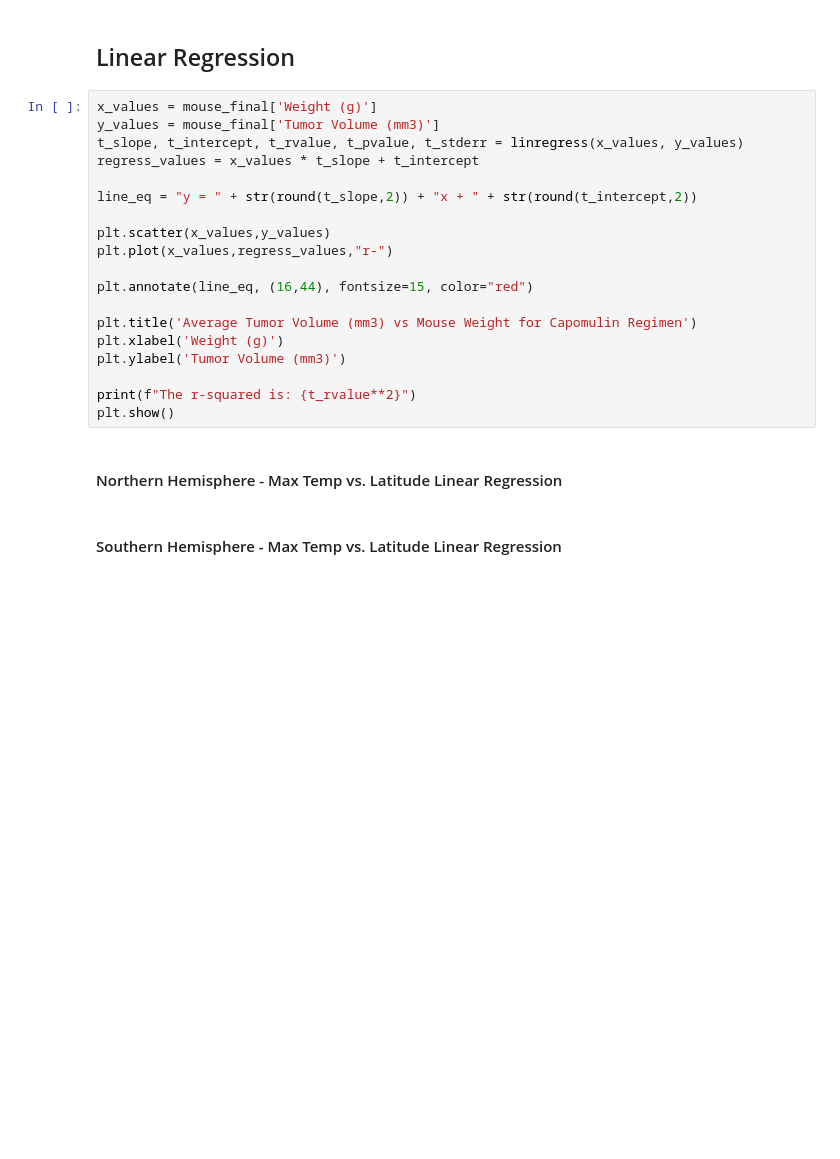
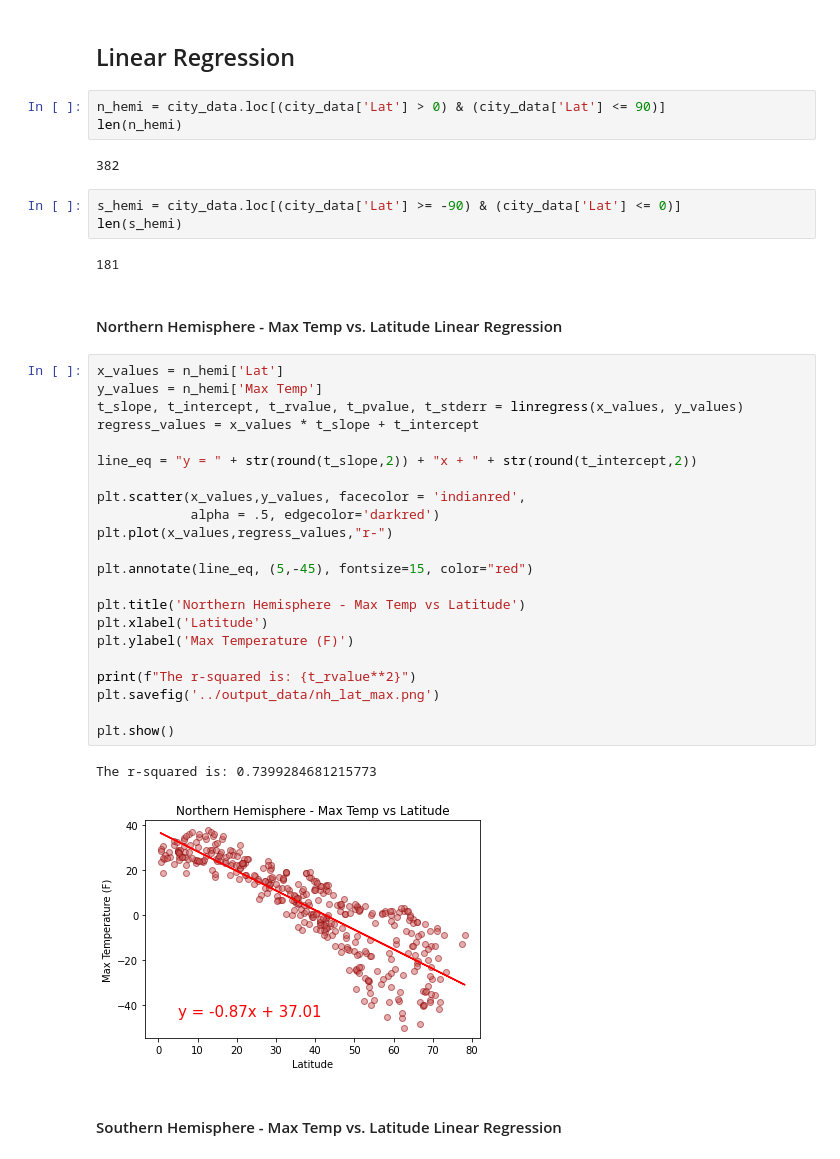
Before and after one commit to c-kleerun/python-api-challenge, a Jupyter notebook: WeatherPy/WeatherPy.ipynb, the cells around one changed output. Drawn from its saved outputs; the diff is of its cells as text; blank space fills up the shorter version.

```diff
--- a/WeatherPy/WeatherPy.ipynb
+++ b/WeatherPy/WeatherPy.ipynb
@@ -248,26 +240,42 @@ plt.show()
 [figure]
 # %% [markdown]
 ## Linear Regression
-# %%
-x_values = mouse_final['Weight (g)']
-y_values = mouse_final['Tumor Volume (mm3)']
-t_slope, t_intercept, t_rvalue, t_pvalue, t_stderr = linregress(x_values, y_values)
-regress_values = x_values * t_slope + t_intercept
-
-line_eq = "y = " + str(round(t_slope,2)) + "x + " + str(round(t_intercept,2))
-
-plt.scatter(x_values,y_values)
-plt.plot(x_values,regress_values,"r-")
-
-plt.annotate(line_eq, (16,44), fontsize=15, color="red")
-
-plt.title('Average Tumor Volume (mm3) vs Mouse Weight for Capomulin Regimen')
-plt.xlabel('Weight (g)')
-plt.ylabel('Tumor Volume (mm3)')
-
-print(f"The r-squared is: {t_rvalue**2}")
-plt.show()
+# %%
+n_hemi = city_data.loc[(city_data['Lat'] > 0) & (city_data['Lat'] <= 90)]
+len(n_hemi)
+# %% [output]
+382
+# %%
+s_hemi = city_data.loc[(city_data['Lat'] >= -90) & (city_data['Lat'] <= 0)]
+len(s_hemi)
+# %% [output]
+181
 # %% [markdown]
 ####  Northern Hemisphere - Max Temp vs. Latitude Linear Regression
+# %%
+x_values = n_hemi['Lat']
+y_values = n_hemi['Max Temp']
+t_slope, t_intercept, t_rvalue, t_pvalue, t_stderr = linregress(x_values, y_values)
+regress_values = x_values * t_slope + t_intercept
+
+line_eq = "y = " + str(round(t_slope,2)) + "x + " + str(round(t_intercept,2))
+
+plt.scatter(x_values,y_values, facecolor = 'indianred',
+            alpha = .5, edgecolor='darkred')
+plt.plot(x_values,regress_values,"r-")
+
+plt.annotate(line_eq, (5,-45), fontsize=15, color="red")
+
+plt.title('Northern Hemisphere - Max Temp vs Latitude')
+plt.xlabel('Latitude')
+plt.ylabel('Max Temperature (F)')
+
+print(f"The r-squared is: {t_rvalue**2}")
+plt.savefig('../output_data/nh_lat_max.png')
+
+plt.show()
+# %% [output]
+The r-squared is: 0.7399284681215773
+[figure, added]
 # %% [markdown]
 ####  Southern Hemisphere - Max Temp vs. Latitude Linear Regression
```
Also changed, not shown: parts of 14 cells of this notebook, 10 other files.
